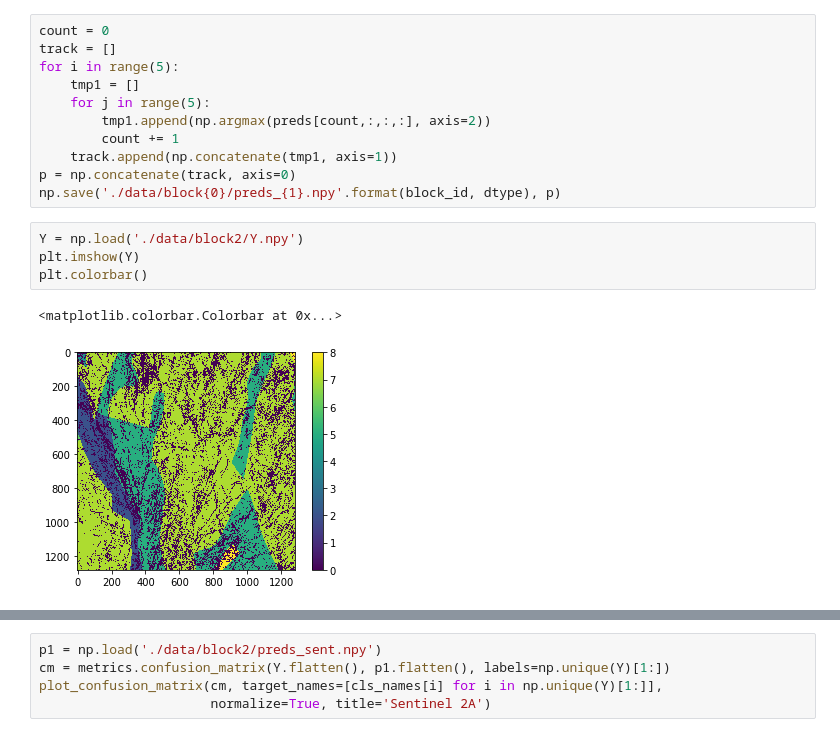
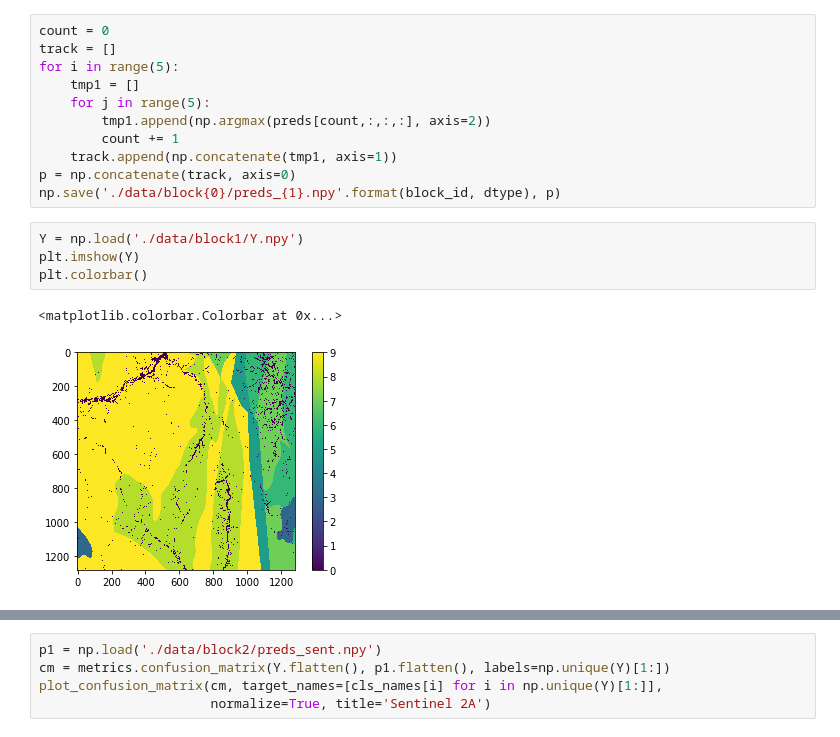
Before and after one commit to chenyz0601/DL-RockClassification, a Jupyter notebook: test.ipynb, the cells around one changed output, grey strips where cells are left out. Drawn from its saved outputs; the diff is of its cells as text.

Commit message:
test plots

```diff
--- a/test.ipynb
+++ b/test.ipynb
@@ -71,9 +71,9 @@ for i in range(5):
 p = np.concatenate(track, axis=0)
 np.save('./data/block{0}/preds_{1}.npy'.format(block_id, dtype), p)
 # %%
-Y = np.load('./data/block2/Y.npy')
+Y = np.load('./data/block1/Y.npy')
 plt.imshow(Y)
 plt.colorbar()
 # %% [output]
 <matplotlib.colorbar.Colorbar at 0x...>
-[figure, old version]
+[figure, new version]
```
Also changed, not shown: parts of 8 cells of this notebook, 1 other file.
